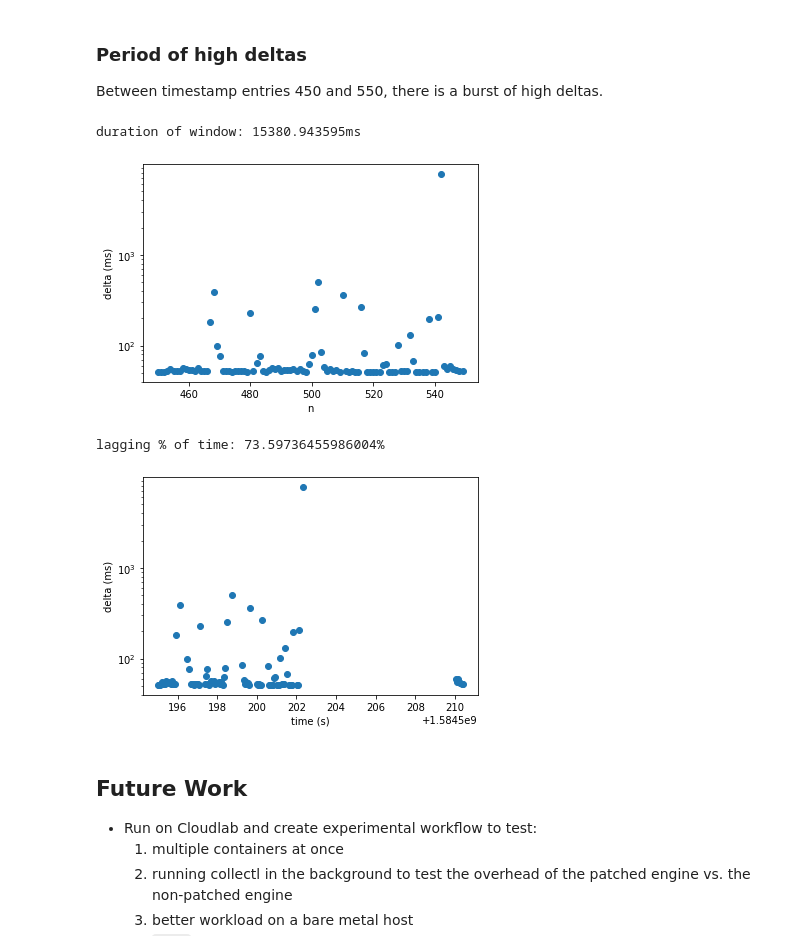
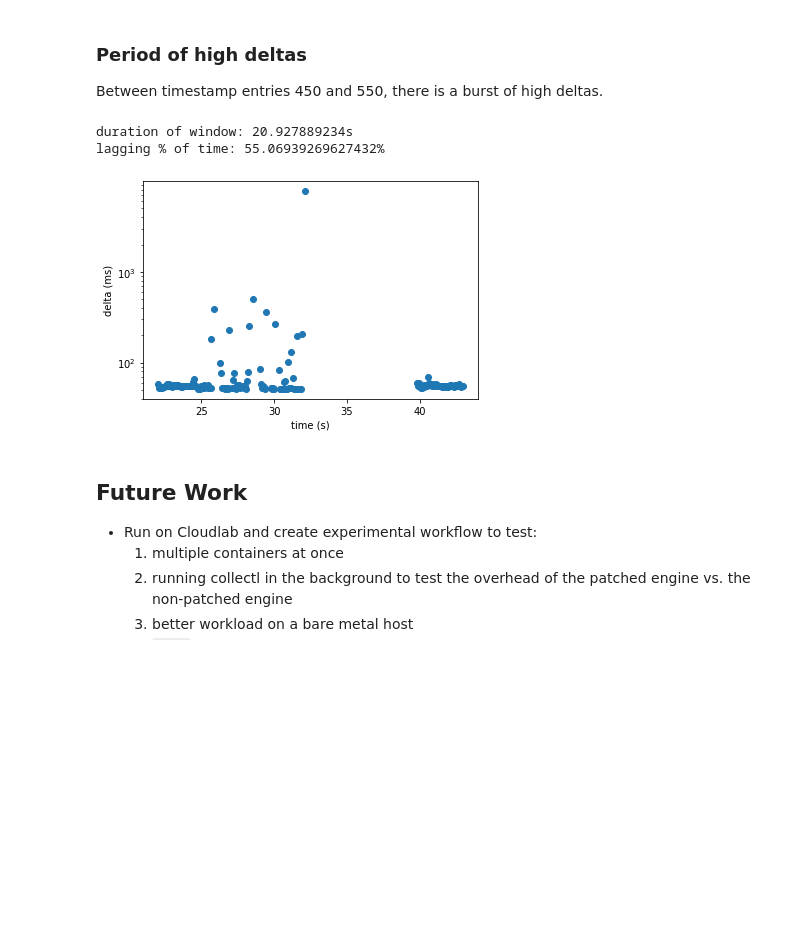
Before and after one commit to elba-docker/instrumentation, a Jupyter notebook: moby/analysis.ipynb, the cells around one changed output. Cells and saved outputs as stored; diff of their text form; code cells hidden in the pictures; blank space fills up the shorter version.

```diff
--- a/moby/analysis.ipynb
+++ b/moby/analysis.ipynb
@@ -22,6 +33,11 @@ Parsing log data from logs/v1/50ms.log... done
 target_file = './logs/v1/50ms.log'
 entries = data[target_file]
 parser.analyze_timestamps(entries)
+
+min_ts = min(e.read for e in entries.values())
+
+def to_s(nano_ts):
+    return float(nano_ts - min_ts) / 1E9
 # %% [output]
        Read deltas (ms)
 count        887.000000
@@ -43,7 +59,8 @@ import matplotlib.pyplot as plt
 import pandas as pd
 import numpy as np
 
-deltas = pd.Series(parser.get_ts_deltas(entries))
+d = parser.get_ts_deltas(entries)
+deltas = pd.Series(d)
 plt.hist(deltas, bins=np.geomspace(deltas.min(), 1000, 8))
 plt.xscale('log')
 plt.yscale('log')
@@ -51,13 +68,7 @@ plt.xlabel("delta (ms)")
 plt.ylabel("frequency")
 plt.show()
 
-plt.scatter(range(len(deltas)), deltas, marker='o')
-plt.yscale('log')
-plt.ylabel("delta (ms)")
-plt.xlabel("n")
-plt.show()
-
-plt.scatter([float(e.read) / 1E9 for e in entries.values()][:-1], deltas, marker='o')
+plt.scatter([to_s(e.read) for e in entries.values()][:-1], deltas, marker='o')
 plt.yscale('log')
 plt.ylabel("delta (ms)")
 plt.xlabel("time (s)")
@@ -71,38 +81,30 @@ plt.show()
 
 Between timestamp entries 450 and 550, there is a burst of high deltas.
 # %%
-start = 450
-end = 550
+start = 400
+end = 600
 
 entries_window = list(entries.values())[start:end]
 window = deltas[start:end]
 
 duration = entries_window[-1].read - entries_window[0].read
-print(f"duration of window: {float(duration) / 1E6}ms")
-
-derived_x = list(map(lambda x: x + start, range(len(area))))
-plt.scatter(derived_x, window, marker='o')
-plt.yscale('log')
-plt.ylabel("delta (ms)")
-plt.xlabel("n")
-plt.show()
+print(f"duration of window: {float(duration) / 1E9}s")
 
 above_60 = np.sum([d for d in window if d > 60])
 total = np.sum(window)
 lag_proportion = (above_60 / total) * 100
 print(f"lagging % of time: {lag_proportion}%")
 
-time_series_x = [float(e.read) / 1E9 for e in entries_window]
+time_series_x = [to_s(e.read) for e in entries_window]
 plt.scatter(time_series_x, window, marker='o')
 plt.yscale('log')
 plt.ylabel("delta (ms)")
 plt.xlabel("time (s)")
 plt.show()
 # %% [output]
-duration of window: 15380.943595ms
+duration of window: 20.927889234s
+lagging % of time: 55.06939269627432%
-[figure, old version]
+[figure, new version]
-lagging % of time: 73.59736455986004%
-[figure, removed]
 # %% [markdown]
 ## Future Work
 
```
Also changed, not shown: parts of 4 cells of this notebook, 1 other file.
